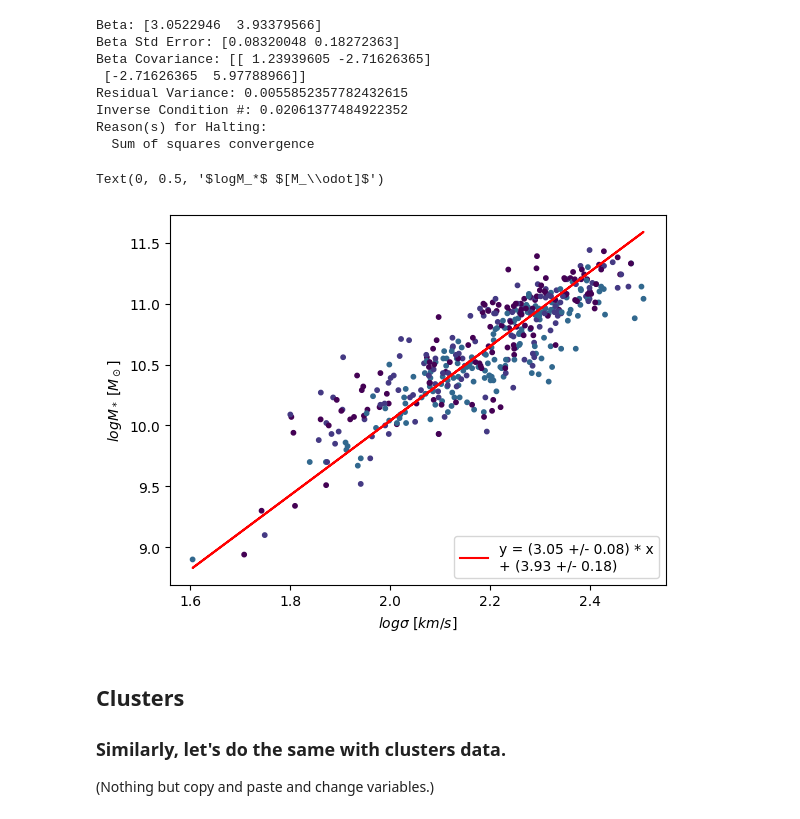
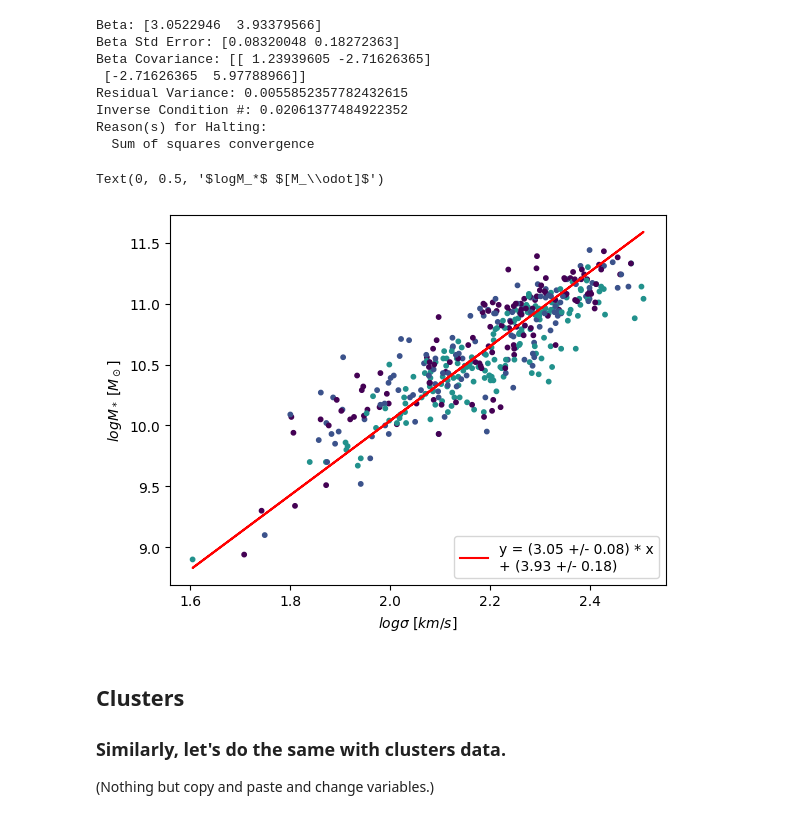
Before and after one commit to Yuang-Tan/PHYS3116-Computational, a Jupyter notebook: computation 2.ipynb, the cells around one changed output. Saved outputs shown, nothing was run; the diff lists cells and outputs as text; code cells hidden in the pictures.

```diff
--- a/computation 2.ipynb
+++ b/computation 2.ipynb
@@ -238,30 +240,26 @@ Reason(s) for Halting:
 # %%
 gama_mstar = gama_selected["mstar"]
 gama_type = gama_selected["type"]
 gama_velocity_dispersion = gama_selected["sigma_re"]
 
-gama_velocity_dispersion_no_nan = gama_velocity_dispersion[~np.isnan(gama_velocity_dispersion)] # to delete corresponding rows
 
-# log of stellar mass
-gama_mstar_no_nan = gama_mstar[~np.isnan(gama_velocity_dispersion)] # to delete corresponding rows
-
-sc=plt.scatter(np.log10(gama_velocity_dispersion),gama_mstar, c= gama_type,vmin = 0, vmax = 3, s=10)
+sc=plt.scatter(np.log10(gama_velocity_dispersion),gama_mstar, c= gama_type,vmin = 0, vmax = 2, s=10)
 
 unique_types = np.unique(gama_type)
 
 plt.plot(np.log10(gama_velocity_dispersion_no_nan), linear(gama_output.beta, np.log10(gama_velocity_dispersion_no_nan)),
          color='red', label = "y = ({:.2f} +/- {:.2f}) * x\n+ ({:.2f} +/- {:.2f})"
          .format(gama_output.beta[0], gama_output.sd_beta[0],gama_output.beta[1], gama_output.sd_beta[1]))
 
 plt.xlabel('$log\\sigma$ $[km/s]$') # x-axis label
 plt.ylabel('$logM_*$ $[M_\\odot]$') # y-axis label
 plt.legend(loc='lower right') # show legend
 
 plt.xlabel('$log\\sigma$ $[km/s]$')
 plt.ylabel('$logM_*$ $[M_\\odot]$')
 # %% [output]
 Text(0, 0.5, '$logM_*$ $[M_\\odot]$')
-[figure, old version]
+[figure, new version]
 # %% [markdown]
 ## Clusters
 
```
Also changed, not shown: parts of 8 cells of this notebook, 8 other files.
